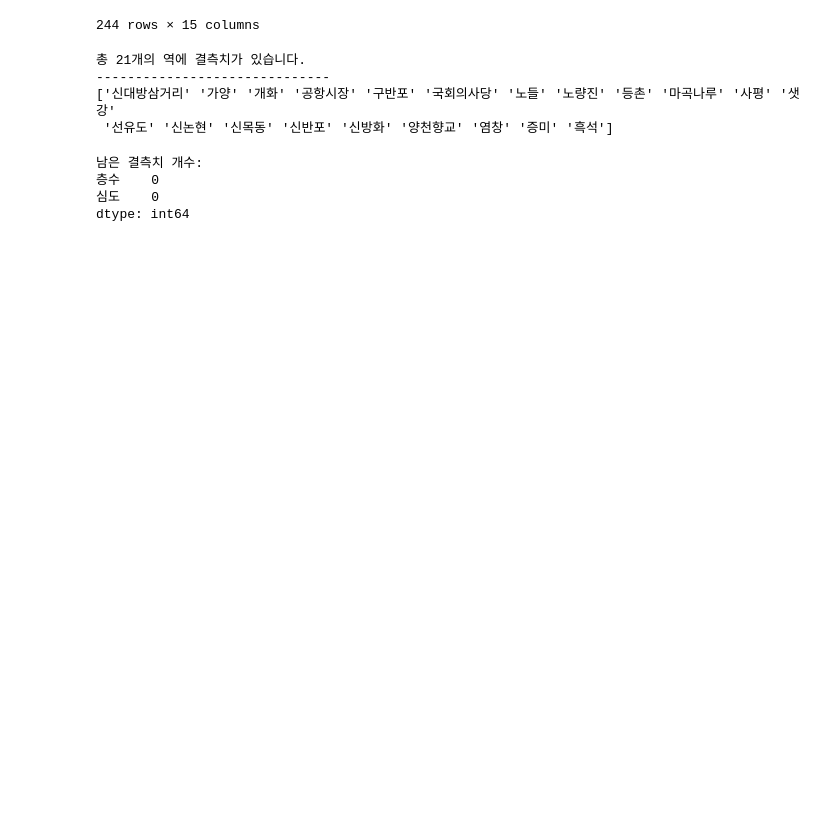
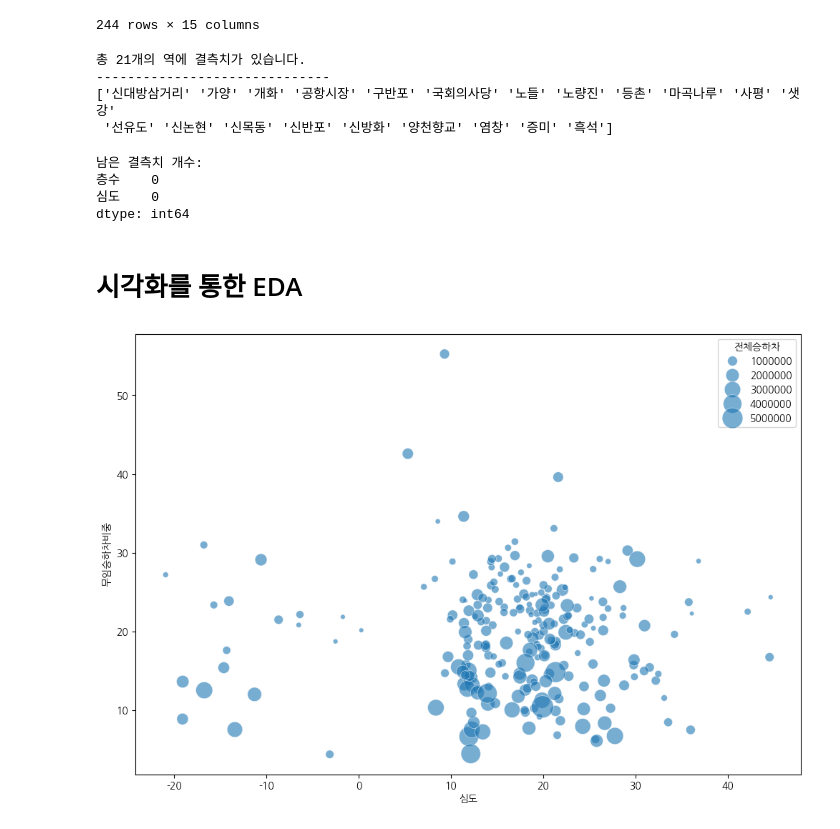
Before and after one commit to JsunXCIX/sprint-p1-basic, a Jupyter notebook: notebooks/team/05_analysis_depth_load.ipynb, the cells around one changed output. Drawn from its saved outputs; the diff is of its cells as text; code cells hidden in the pictures; blank space fills up the shorter version.

Commit message:
지하철 깊이에 대한 시각화를 통한 EDA

```diff
--- a/notebooks/team/05_analysis_depth_load.ipynb
+++ b/notebooks/team/05_analysis_depth_load.ipynb
@@ -245,3 +245,20 @@ print(df_final_fixed[['층수', '심도']].isnull().sum())
 층수    0
 심도    0
 dtype: int64
+# %% [markdown]
+# 시각화를 통한 EDA
+# %%
+# 심도와 무임승하차비중 관계
+plt.figure(figsize=(12, 8))
+sns.scatterplot(
+    data = df_final_fixed,
+    x = '심도',
+    y = '무임승하차비중',
+    size = '전체승하차',
+    alpha = 0.6,
+    sizes = (20, 500)
+)
+
+plt.show()
+# %% [output]
+[figure, added]
```
Also changed, not shown: parts of 4 cells of this notebook.
